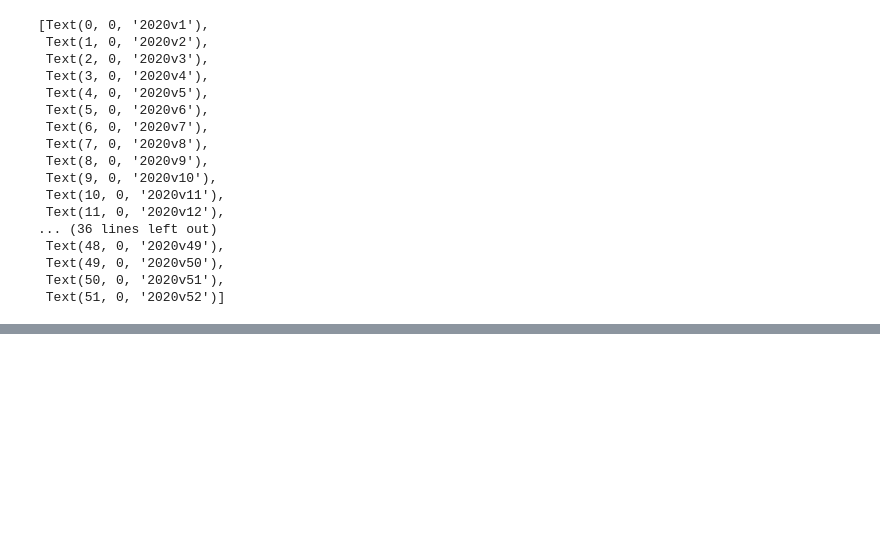
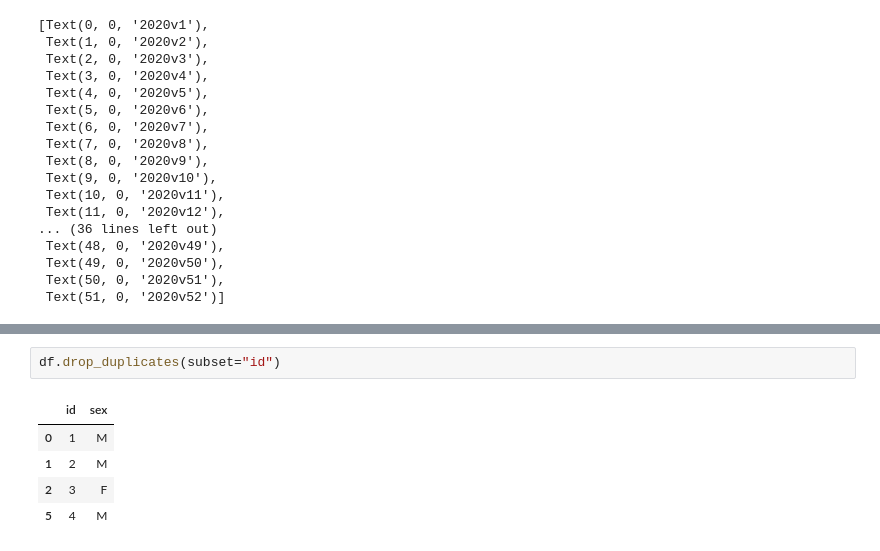
Before and after one commit to kokchun/Databehandling-AI22, a Jupyter notebook: misc/help.ipynb, the cells around one changed output, grey strips where cells are left out. Cells and saved outputs as stored; diff of their text form; blank space fills up the shorter version.

Commit message:
drop duplicates

```diff
--- a/misc/help.ipynb
+++ b/misc/help.ipynb
@@ -144,0 +162,8 @@ ax.get_xticklabels()
+# %%
+df.drop_duplicates(subset="id")
+# %% [output]
+|  | id | sex |
+| 0 | 1 | M |
+| 1 | 2 | M |
+| 2 | 3 | F |
+| 5 | 4 | M |
```
Also changed, not shown: parts of 2 cells of this notebook.
